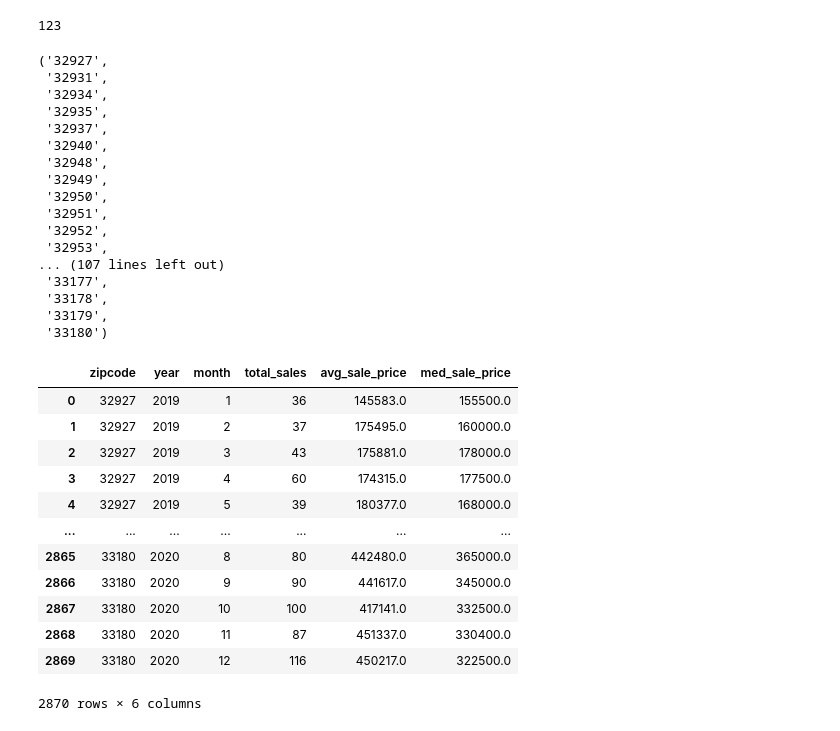
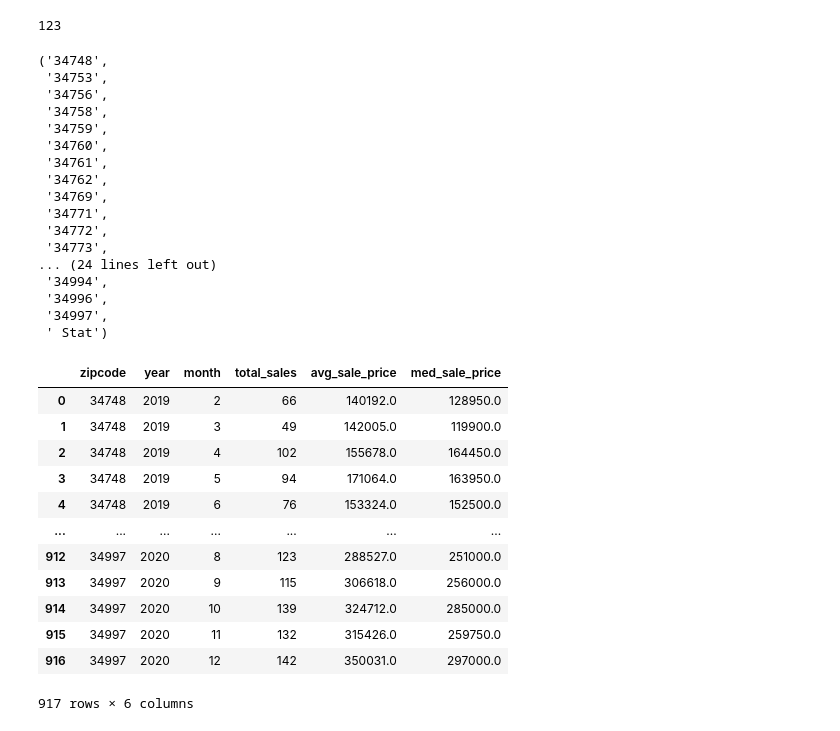
Before and after one commit to FinalProject-2021/Housing_Valuation, a Jupyter notebook: sales_data_JJ.ipynb, the cells around one changed output. Saved outputs shown, nothing was run; the diff lists cells and outputs as text; code cells hidden in the pictures.

```diff
--- a/sales_data_JJ.ipynb
+++ b/sales_data_JJ.ipynb
@@ -30,26 +30,26 @@ for code in zip_codes[2]:
     count += 1
 
 print(count)
-zip_codes[3]
+zip_codes[7][83:]
 # %% [output]
 123
-('32927',
- '32931',
- '32934',
- '32935',
- '32937',
- '32940',
- '32948',
- '32949',
- '32950',
- '32951',
- '32952',
- '32953',
-... (107 lines left out)
- '33177',
- '33178',
- '33179',
- '33180')
+('34748',
+ '34753',
+ '34756',
+ '34758',
+ '34759',
+ '34760',
+ '34761',
+ '34762',
+ '34769',
+ '34771',
+ '34772',
+ '34773',
+... (24 lines left out)
+ '34994',
+ '34996',
+ '34997',
+ ' Stat')
 # %%
 # Read in historical mortgage rate
 mortgage_data = pd.read_csv('Resources/morgage_rates.csv')
@@ -79,7 +79,7 @@ sales_trend = "salestrend/snapshot?geoid=ZI"
 
 sales_trend_dates = "&interval=monthly&startyear=2019&endyear=2020&startmonth=january&endmonth=december"
 
-headers = {'Accept': 'application/json', 'apikey': ALEX_API}
+headers = {'Accept': 'application/json', 'apikey': MLONG}
 
 
 # Establish variable for information desired
@@ -91,45 +91,45 @@ average_price = []
 median_price = []
 sales_no_data = []
 
-for code in zip_codes[3]:
+for code in zip_codes[7][83:]:
     # Make API call
     sales_response = requests.post( f'{property_url}{sales_trend}{code}{sales_trend_dates}',
                                     headers = headers)
 
     if sales_response.status_code != 200:
         sales_no_data.append(sales_response.url)
     else:
         sales = sales_response.json()
 
         # Loop through API data and append to variables
         for i in sales['salestrends']:
             year.append(pd.to_datetime(i['daterange']['start']).year)
             month.append(pd.to_datetime(i['daterange']['start']).month)
             zip_code_sales.append(i['location']['geoID'][2:7])
             total_sales.append(i['SalesTrend']['homesalecount'])
             average_price.append(i['SalesTrend']['avgsaleprice'])
             median_price.append(i['SalesTrend']['medsaleprice'])
 
         # Set delay based on API call limitations
         time.sleep(7)
 
 # Create new DF with data
 sales_data = pd.DataFrame({"zipcode": zip_code_sales, "year":year, "month":month,
                         "total_sales":total_sales, "avg_sale_price":average_price,
                         "med_sale_price":median_price})
 
 sales_data
 # %% [output]
 |  | zipcode | year | month | total_sales | avg_sale_price | med_sale_price |
-| 0 | 32927 | 2019 | 1 | 36 | 145583.0 | 155500.0 |
-| 1 | 32927 | 2019 | 2 | 37 | 175495.0 | 160000.0 |
-| 2 | 32927 | 2019 | 3 | 43 | 175881.0 | 178000.0 |
-| 3 | 32927 | 2019 | 4 | 60 | 174315.0 | 177500.0 |
-| 4 | 32927 | 2019 | 5 | 39 | 180377.0 | 168000.0 |
+| 0 | 34748 | 2019 | 2 | 66 | 140192.0 | 128950.0 |
+| 1 | 34748 | 2019 | 3 | 49 | 142005.0 | 119900.0 |
+| 2 | 34748 | 2019 | 4 | 102 | 155678.0 | 164450.0 |
+| 3 | 34748 | 2019 | 5 | 94 | 171064.0 | 163950.0 |
+| 4 | 34748 | 2019 | 6 | 76 | 153324.0 | 152500.0 |
 | ... | ... | ... | ... | ... | ... | ... |
-| 2865 | 33180 | 2020 | 8 | 80 | 442480.0 | 365000.0 |
-| 2866 | 33180 | 2020 | 9 | 90 | 441617.0 | 345000.0 |
-| 2867 | 33180 | 2020 | 10 | 100 | 417141.0 | 332500.0 |
-| 2868 | 33180 | 2020 | 11 | 87 | 451337.0 | 330400.0 |
-| 2869 | 33180 | 2020 | 12 | 116 | 450217.0 | 322500.0 |
+| 912 | 34997 | 2020 | 8 | 123 | 288527.0 | 251000.0 |
+| 913 | 34997 | 2020 | 9 | 115 | 306618.0 | 256000.0 |
+| 914 | 34997 | 2020 | 10 | 139 | 324712.0 | 285000.0 |
+| 915 | 34997 | 2020 | 11 | 132 | 315426.0 | 259750.0 |
+| 916 | 34997 | 2020 | 12 | 142 | 350031.0 | 297000.0 |
-2870 rows × 6 columns
+917 rows × 6 columns
```
Also changed, not shown: parts of 10 cells of this notebook, 8 other files.
